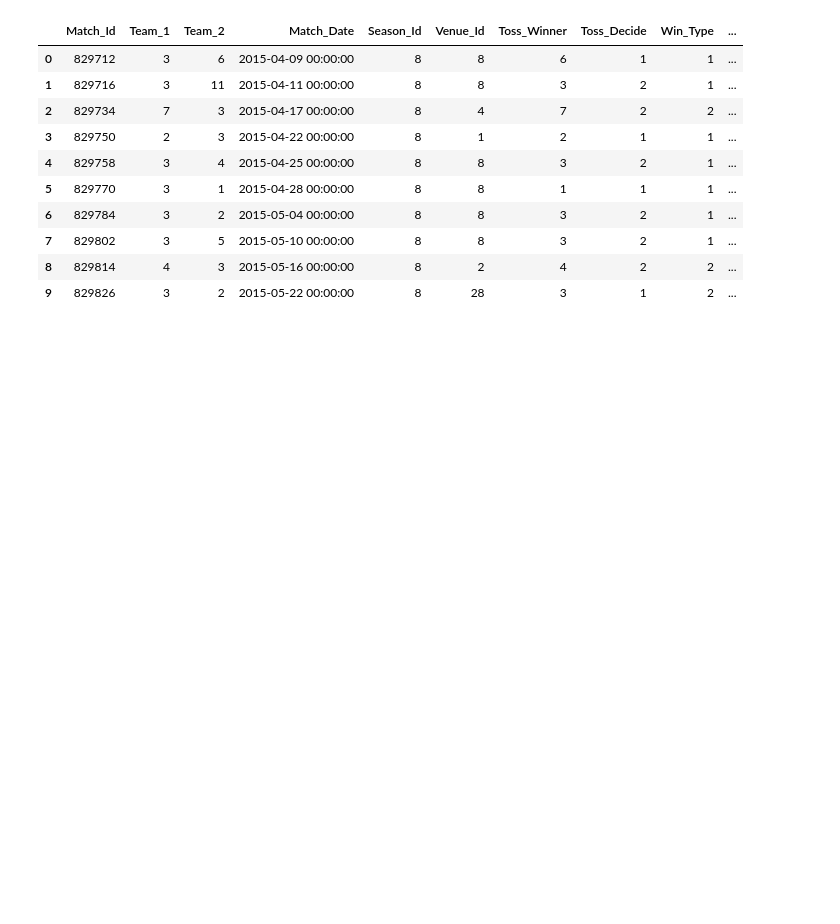
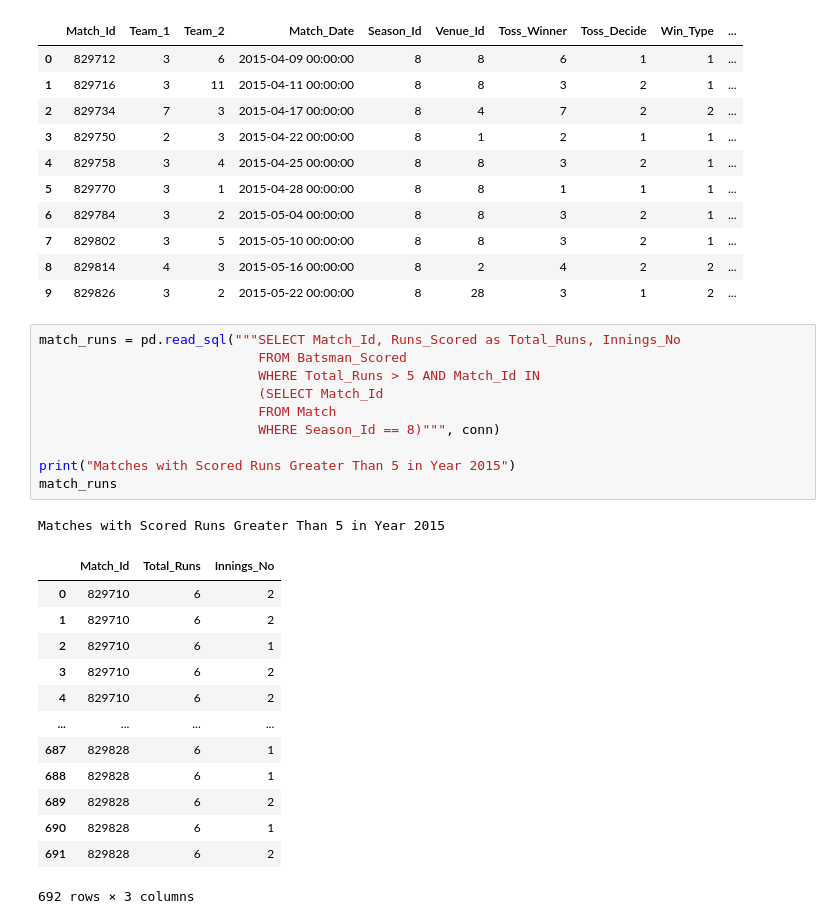
Before and after one commit to musfi64/Abstraction-and-Polymorphism, a Jupyter notebook: Untitled15.ipynb, the cells around one changed output. Saved outputs shown, nothing was run; the diff lists cells and outputs as text; blank space fills up the shorter version.

```diff
--- a/Untitled15.ipynb
+++ b/Untitled15.ipynb
@@ -110,3 +110,28 @@ Matches won by CSK as Home Team in year 2015
 | 7 | 829802 | 3 | 5 | 2015-05-10 00:00:00 | 8 | 8 | 3 | 2 | 1 | ... |
 | 8 | 829814 | 4 | 3 | 2015-05-16 00:00:00 | 8 | 2 | 4 | 2 | 2 | ... |
 | 9 | 829826 | 3 | 2 | 2015-05-22 00:00:00 | 8 | 28 | 3 | 1 | 2 | ... |
+# %%
+match_runs = pd.read_sql("""SELECT Match_Id, Runs_Scored as Total_Runs, Innings_No
+                            FROM Batsman_Scored
+                            WHERE Total_Runs > 5 AND Match_Id IN
+                            (SELECT Match_Id
+                            FROM Match
+                            WHERE Season_Id == 8)""", conn)
+
+print("Matches with Scored Runs Greater Than 5 in Year 2015")
+match_runs
+# %% [output]
+Matches with Scored Runs Greater Than 5 in Year 2015
+|  | Match_Id | Total_Runs | Innings_No |
+| 0 | 829710 | 6 | 2 |
+| 1 | 829710 | 6 | 2 |
+| 2 | 829710 | 6 | 1 |
+| 3 | 829710 | 6 | 2 |
+| 4 | 829710 | 6 | 2 |
+| ... | ... | ... | ... |
+| 687 | 829828 | 6 | 1 |
+| 688 | 829828 | 6 | 1 |
+| 689 | 829828 | 6 | 2 |
+| 690 | 829828 | 6 | 1 |
+| 691 | 829828 | 6 | 2 |
+692 rows × 3 columns
```
Also changed, not shown: parts of 1 cell of this notebook.
